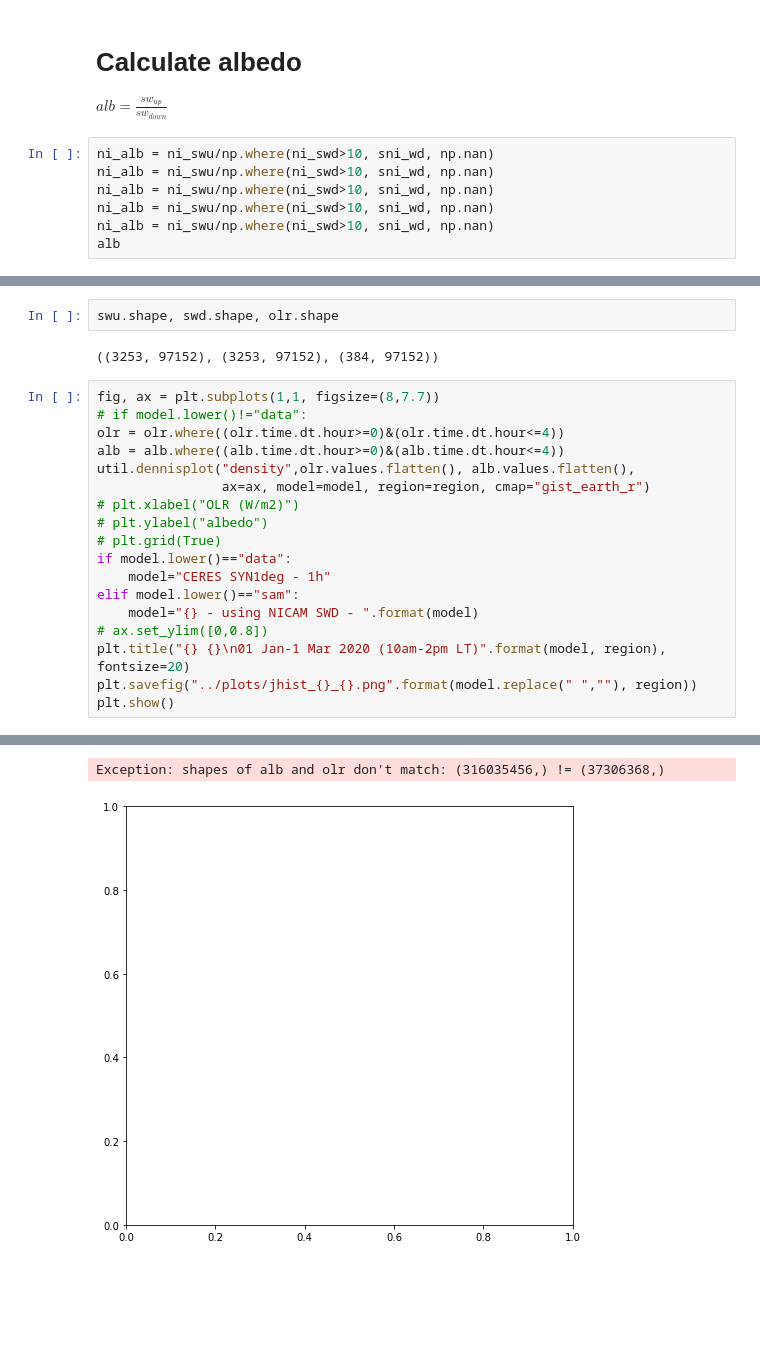
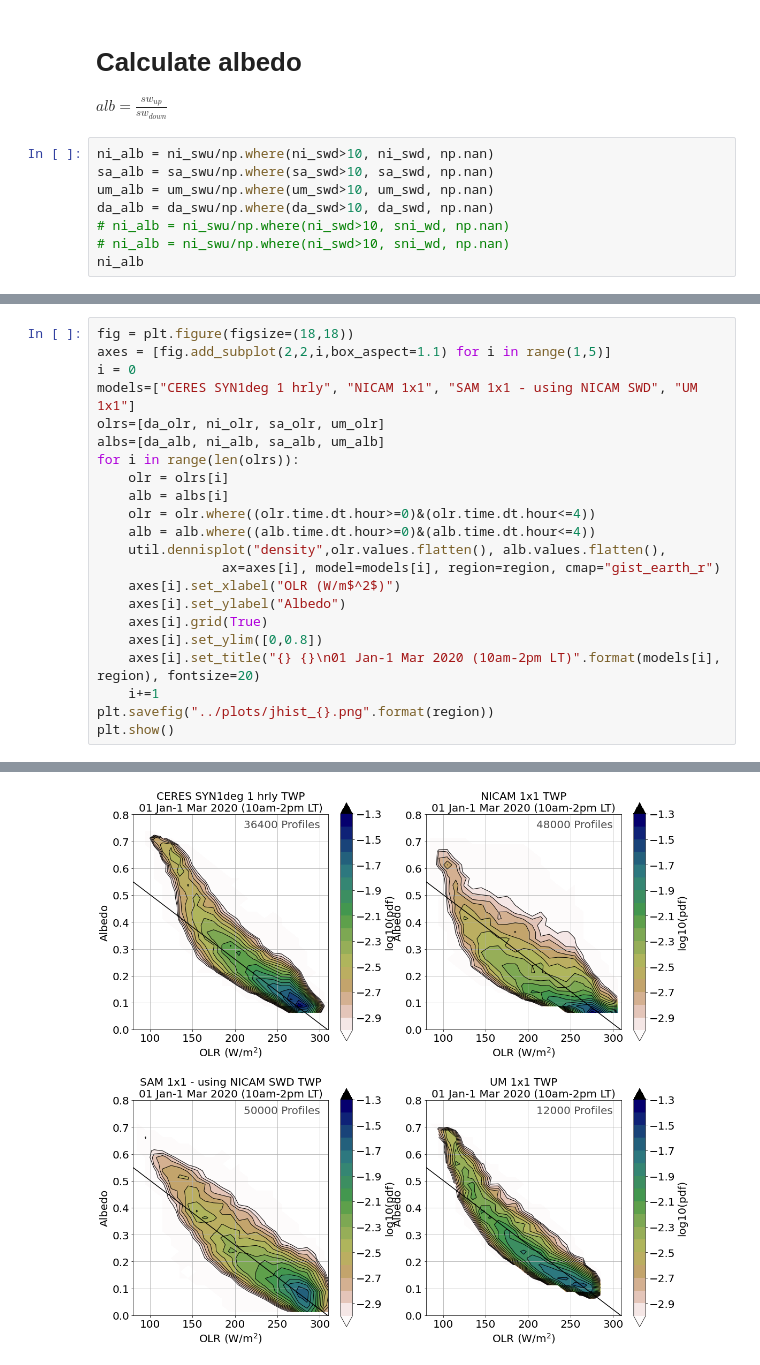
Before and after one commit to smturbev/dyamond2, a Jupyter notebook: python_scripts/joint_hist.ipynb, the cells around one changed output, grey strips where cells are left out. Saved outputs shown, nothing was run; the diff lists cells and outputs as text; blank space fills up the shorter version.

```diff
--- a/python_scripts/joint_hist.ipynb
+++ b/python_scripts/joint_hist.ipynb
@@ -89,10 +103,11 @@ um_swd = um_swd.coarsen(latitude=len(um_swd.latitude)//10, longitude=len(um_swd.
 
 $ alb = \frac{sw_{up}}{sw_{down}} $
 # %%
-ni_alb = ni_swu/np.where(ni_swd>10, sni_wd, np.nan)
-ni_alb = ni_swu/np.where(ni_swd>10, sni_wd, np.nan)
-ni_alb = ni_swu/np.where(ni_swd>10, sni_wd, np.nan)
-ni_alb = ni_swu/np.where(ni_swd>10, sni_wd, np.nan)
-ni_alb = ni_swu/np.where(ni_swd>10, sni_wd, np.nan)
-alb
+ni_alb = ni_swu/np.where(ni_swd>10, ni_swd, np.nan)
+sa_alb = sa_swu/np.where(sa_swd>10, sa_swd, np.nan)
+um_alb = um_swu/np.where(um_swd>10, um_swd, np.nan)
+da_alb = da_swu/np.where(da_swd>10, da_swd, np.nan)
+# ni_alb = ni_swu/np.where(ni_swd>10, sni_wd, np.nan)
+# ni_alb = ni_swu/np.where(ni_swd>10, sni_wd, np.nan)
+ni_alb
 # %% [output]
@@ -146,23 +147,23 @@ array(0.0352971, dtype=float32)
-# %%
-swu.shape, swd.shape, olr.shape
-# %% [output]
-((3253, 97152), (3253, 97152), (384, 97152))
 # %%
-fig, ax = plt.subplots(1,1, figsize=(8,7.7))
-# if model.lower()!="data":
-olr = olr.where((olr.time.dt.hour>=0)&(olr.time.dt.hour<=4))
-alb = alb.where((alb.time.dt.hour>=0)&(alb.time.dt.hour<=4))
-util.dennisplot("density",olr.values.flatten(), alb.values.flatten(),
-                ax=ax, model=model, region=region, cmap="gist_earth_r")
-# plt.xlabel("OLR (W/m2)")
-# plt.ylabel("albedo")
-# plt.grid(True)
-if model.lower()=="data":
-    model="CERES SYN1deg - 1h"
-elif model.lower()=="sam":
-    model="{} - using NICAM SWD - ".format(model)
-# ax.set_ylim([0,0.8])
-plt.title("{} {}\n01 Jan-1 Mar 2020 (10am-2pm LT)".format(model, region), fontsize=20)
-plt.savefig("../plots/jhist_{}_{}.png".format(model.replace(" ",""), region))
+fig = plt.figure(figsize=(18,18))
+axes = [fig.add_subplot(2,2,i,box_aspect=1.1) for i in range(1,5)]
+i = 0
+models=["CERES SYN1deg 1 hrly", "NICAM 1x1", "SAM 1x1 - using NICAM SWD", "UM 1x1"]
+olrs=[da_olr, ni_olr, sa_olr, um_olr]
+albs=[da_alb, ni_alb, sa_alb, um_alb]
+for i in range(len(olrs)):
+    olr = olrs[i]
+    alb = albs[i]
+    olr = olr.where((olr.time.dt.hour>=0)&(olr.time.dt.hour<=4))
+    alb = alb.where((alb.time.dt.hour>=0)&(alb.time.dt.hour<=4))
+    util.dennisplot("density",olr.values.flatten(), alb.values.flatten(),
+                ax=axes[i], model=models[i], region=region, cmap="gist_earth_r")
+    axes[i].set_xlabel("OLR (W/m$^2$)")
+    axes[i].set_ylabel("Albedo")
+    axes[i].grid(True)
+    axes[i].set_ylim([0,0.8])
+    axes[i].set_title("{} {}\n01 Jan-1 Mar 2020 (10am-2pm LT)".format(models[i], region), fontsize=20)
+    i+=1
+plt.savefig("../plots/jhist_{}.png".format(region))
 plt.show()
 # %% [output]
@@ -171,2 +182 @@ plt.show()
-Exception: shapes of alb and olr don't match: (316035456,) != (37306368,)
-[figure, old version]
+[figure, new version]
```
Also changed, not shown: parts of 7 cells of this notebook, 7 other files.
